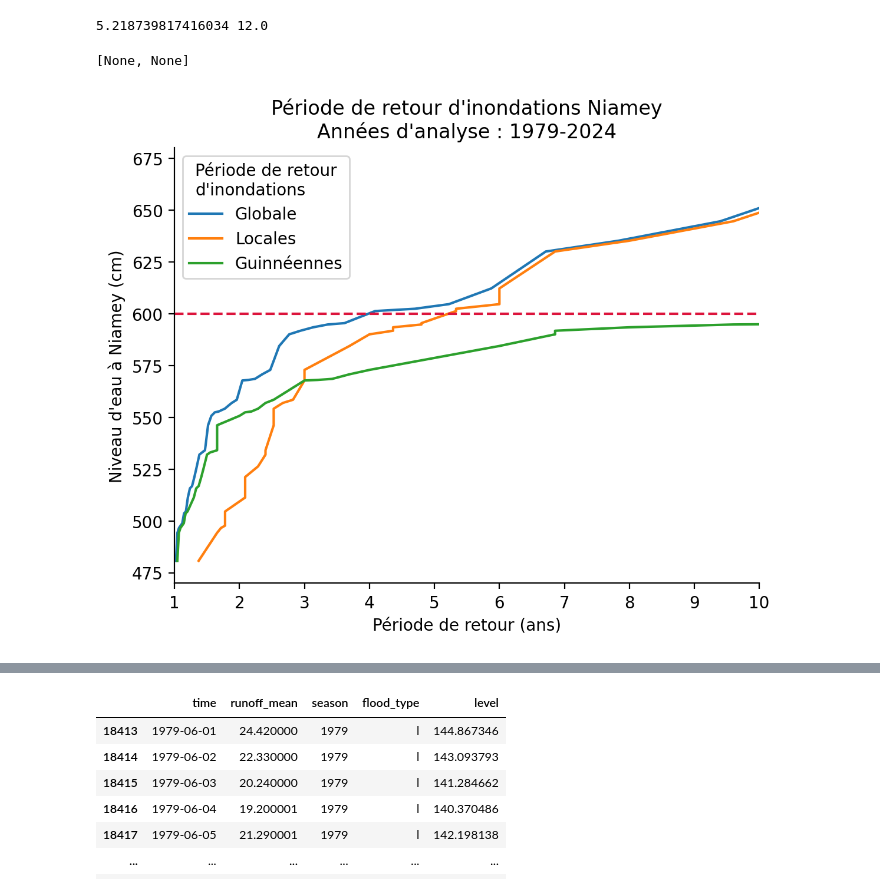
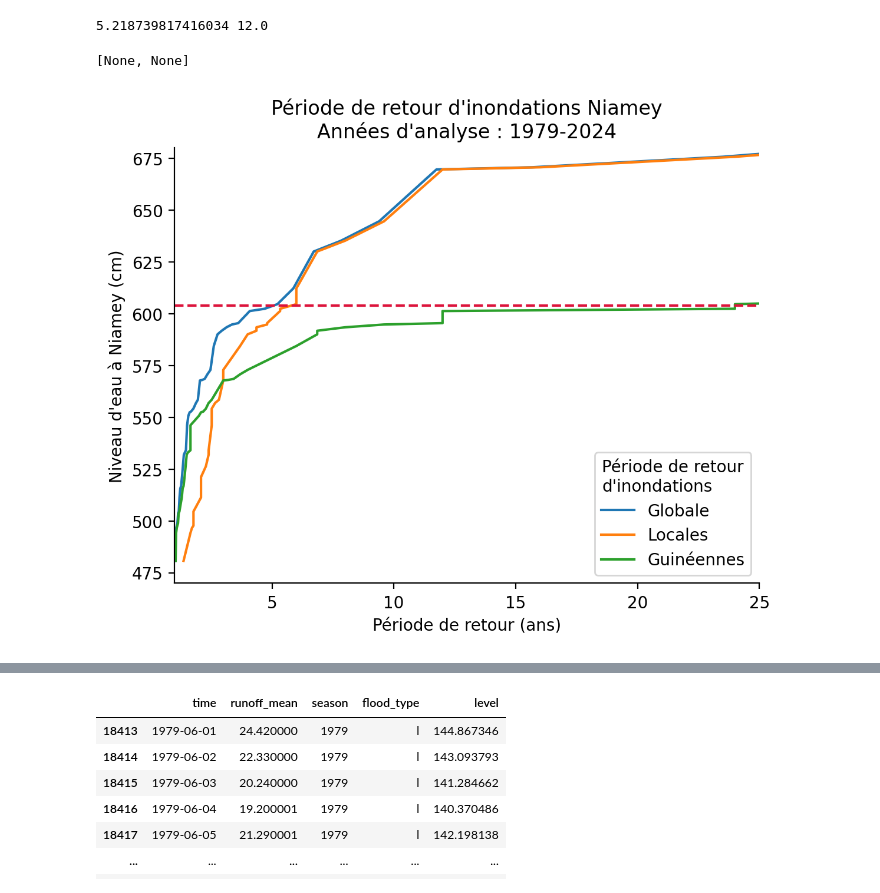
Before and after one commit to OCHA-DAP/pa-aa-ner-flooding, a Jupyter notebook: exploration/2025/niamey_level.ipynb, the cells around one changed output, grey strips where cells are left out. Cells and saved outputs as stored; diff of their text form; code cells hidden in the pictures.

```diff
--- a/exploration/2025/niamey_level.ipynb
+++ b/exploration/2025/niamey_level.ipynb
@@ -192,7 +176,7 @@ df_peaks.sort_values("level_rank")
 | 11 | 1990 | 494.257823 | 45.0 | 1.044444 |
 | 8 | 1987 | 480.750026 | 46.0 | 1.021739 |
 # %%
-thresh = 600
+thresh = 604
 # %%
 total_years = df_recent["time"].dt.year.nunique()
 # %%
@@ -267,30 +359,30 @@ print(rp_l, rp_g)
 # %%
 fig, ax = plt.subplots(dpi=200)
 for col, label in [
     ("level_rp", "Globale"),
     ("l_rp", "Locales"),
-    ("g_rp", "Guinnéennes"),
+    ("g_rp", "Guinéennes"),
 ]:
     df_peaks.sort_values("level").plot(x=col, y="level", ax=ax, label=label)
 
 ax.set_xlabel("Période de retour (ans)")
 ax.set_ylabel("Niveau d'eau à Niamey (cm)")
 
-ax.set_xlim((1, 10))
+ax.set_xlim((1, 25))
 ax.set_ylim(top=680)
 
-ax.axhline(600, linestyle="--", color="crimson")
+ax.axhline(thresh, linestyle="--", color="crimson")
 
 ax.legend(title="Période de retour\nd'inondations")
 
 ax.set_title(
     "Période de retour d'inondations Niamey\nAnnées d'analyse : 1979-2024"
 )
 
 [ax.spines[x].set_visible(False) for x in ["top", "right"]]
 # %% [output]
 [None, None]
-[figure, old version]
+[figure, new version]
 # %%
 minval, maxval = (
     min(df_peaks_g["level"].min(), df_peaks_l["level"].min()),
```
Also changed, not shown: parts of 63 cells of this notebook, 15 other files.
